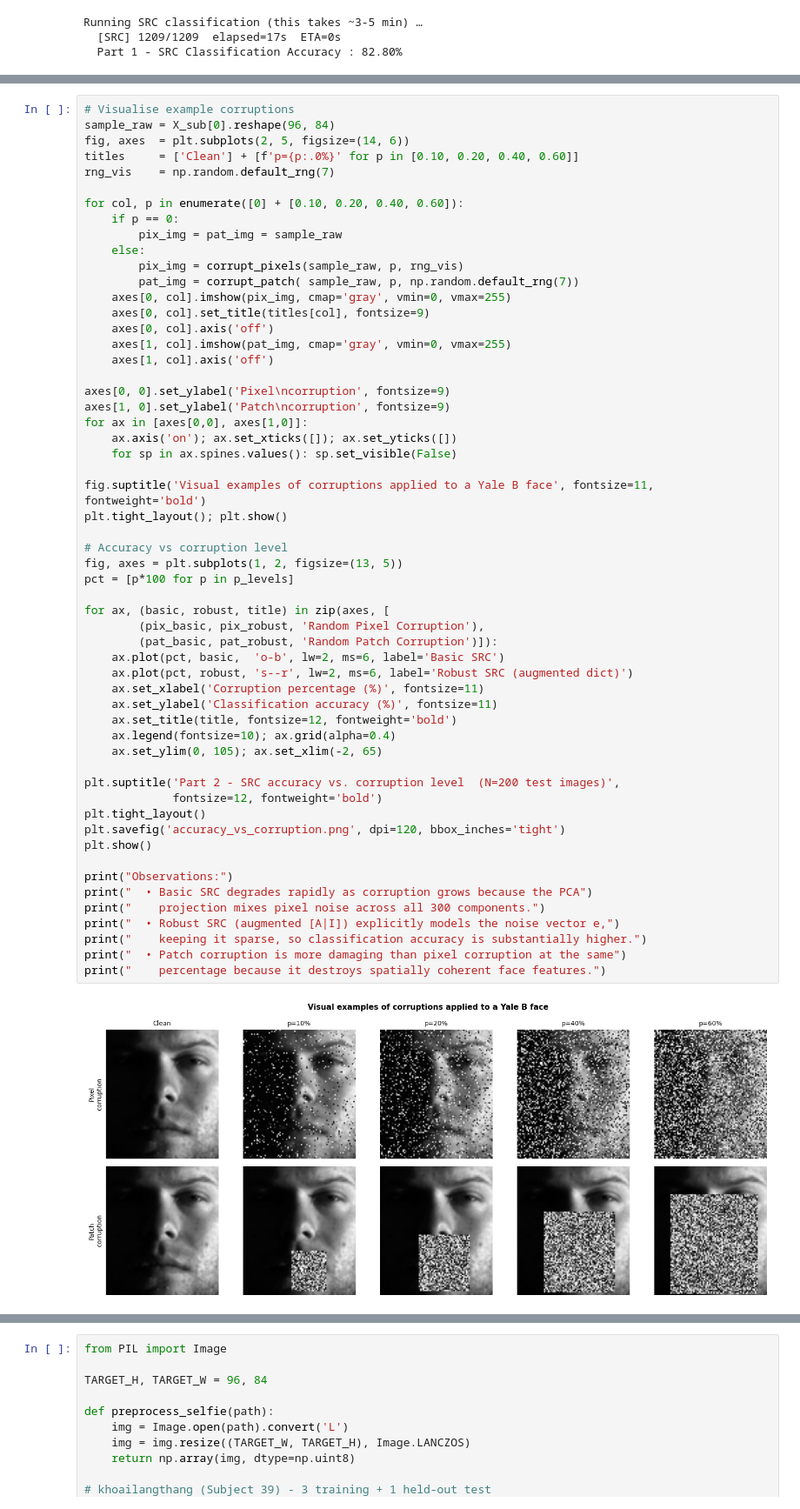
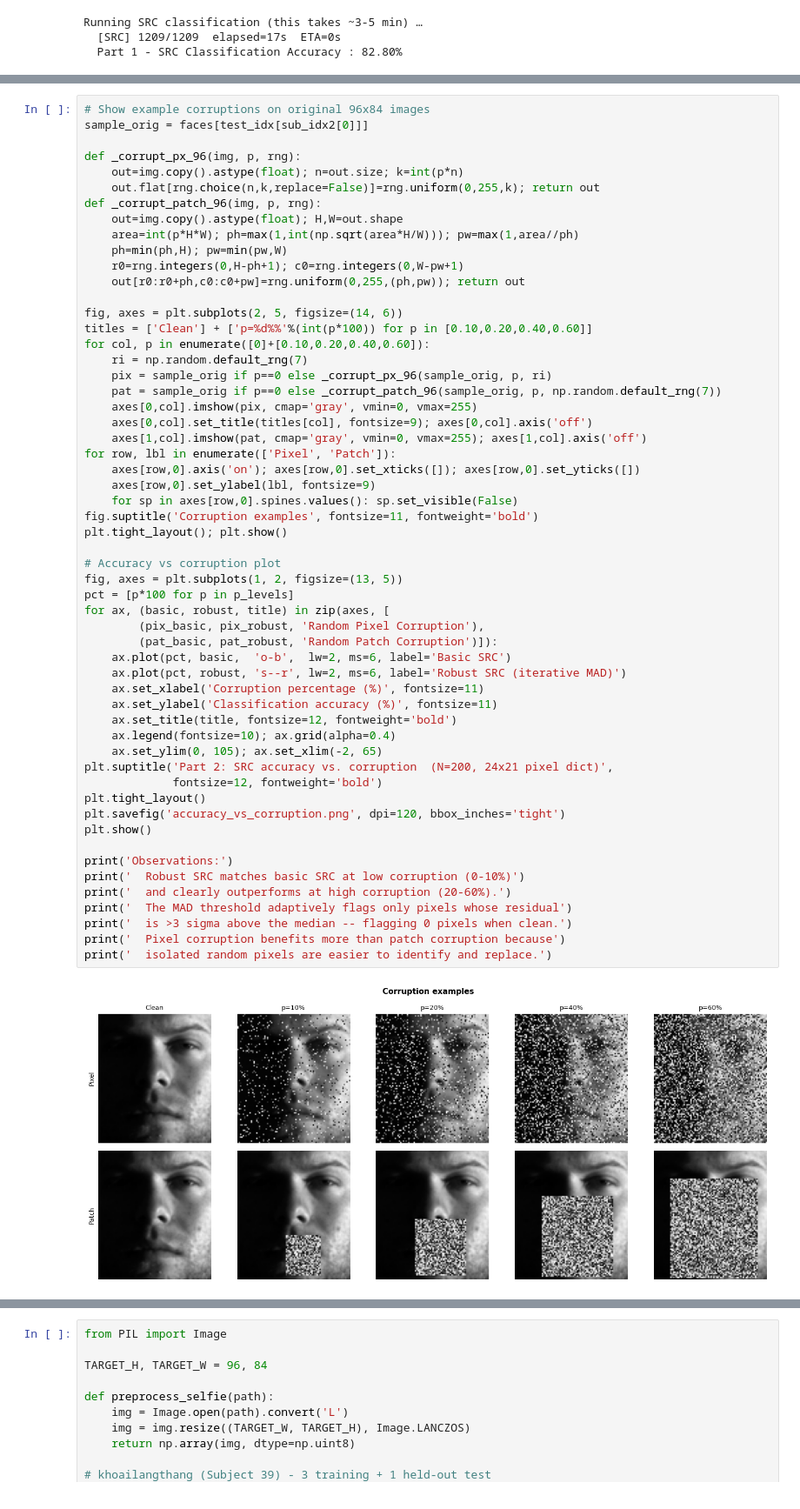
Before and after one commit to mattzuha/Compressed-Learning, a Jupyter notebook: HW6/HW6_Minh.ipynb, the cells around one changed output, grey strips where cells are left out. Shown at 87% size. Drawn from its saved outputs; the diff is of its cells as text.

```diff
--- a/HW6/HW6_Minh.ipynb
+++ b/HW6/HW6_Minh.ipynb
@@ -292,58 +310,58 @@ Patch corruption sweep
 # %%
-# Visualise example corruptions
-sample_raw = X_sub[0].reshape(96, 84)
-fig, axes  = plt.subplots(2, 5, figsize=(14, 6))
-titles     = ['Clean'] + [f'p={p:.0%}' for p in [0.10, 0.20, 0.40, 0.60]]
-rng_vis    = np.random.default_rng(7)
+# Show example corruptions on original 96x84 images
+sample_orig = faces[test_idx[sub_idx2[0]]]
 
-for col, p in enumerate([0] + [0.10, 0.20, 0.40, 0.60]):
-    if p == 0:
-        pix_img = pat_img = sample_raw
-    else:
-        pix_img = corrupt_pixels(sample_raw, p, rng_vis)
-        pat_img = corrupt_patch( sample_raw, p, np.random.default_rng(7))
-    axes[0, col].imshow(pix_img, cmap='gray', vmin=0, vmax=255)
-    axes[0, col].set_title(titles[col], fontsize=9)
-    axes[0, col].axis('off')
-    axes[1, col].imshow(pat_img, cmap='gray', vmin=0, vmax=255)
-    axes[1, col].axis('off')
+def _corrupt_px_96(img, p, rng):
+    out=img.copy().astype(float); n=out.size; k=int(p*n)
+    out.flat[rng.choice(n,k,replace=False)]=rng.uniform(0,255,k); return out
+def _corrupt_patch_96(img, p, rng):
+    out=img.copy().astype(float); H,W=out.shape
+    area=int(p*H*W); ph=max(1,int(np.sqrt(area*H/W))); pw=max(1,area//ph)
+    ph=min(ph,H); pw=min(pw,W)
+    r0=rng.integers(0,H-ph+1); c0=rng.integers(0,W-pw+1)
+    out[r0:r0+ph,c0:c0+pw]=rng.uniform(0,255,(ph,pw)); return out
 
-axes[0, 0].set_ylabel('Pixel\ncorruption', fontsize=9)
-axes[1, 0].set_ylabel('Patch\ncorruption', fontsize=9)
-for ax in [axes[0,0], axes[1,0]]:
-    ax.axis('on'); ax.set_xticks([]); ax.set_yticks([])
-    for sp in ax.spines.values(): sp.set_visible(False)
-
-fig.suptitle('Visual examples of corruptions applied to a Yale B face', fontsize=11, fontweight='bold')
+fig, axes = plt.subplots(2, 5, figsize=(14, 6))
+titles = ['Clean'] + ['p=%d%%'%(int(p*100)) for p in [0.10,0.20,0.40,0.60]]
+for col, p in enumerate([0]+[0.10,0.20,0.40,0.60]):
+    ri = np.random.default_rng(7)
+    pix = sample_orig if p==0 else _corrupt_px_96(sample_orig, p, ri)
+    pat = sample_orig if p==0 else _corrupt_patch_96(sample_orig, p, np.random.default_rng(7))
+    axes[0,col].imshow(pix, cmap='gray', vmin=0, vmax=255)
+    axes[0,col].set_title(titles[col], fontsize=9); axes[0,col].axis('off')
+    axes[1,col].imshow(pat, cmap='gray', vmin=0, vmax=255); axes[1,col].axis('off')
+for row, lbl in enumerate(['Pixel', 'Patch']):
+    axes[row,0].axis('on'); axes[row,0].set_xticks([]); axes[row,0].set_yticks([])
+    axes[row,0].set_ylabel(lbl, fontsize=9)
+    for sp in axes[row,0].spines.values(): sp.set_visible(False)
+fig.suptitle('Corruption examples', fontsize=11, fontweight='bold')
 plt.tight_layout(); plt.show()
 
-# Accuracy vs corruption level
+# Accuracy vs corruption plot
 fig, axes = plt.subplots(1, 2, figsize=(13, 5))
 pct = [p*100 for p in p_levels]
-
 for ax, (basic, robust, title) in zip(axes, [
         (pix_basic, pix_robust, 'Random Pixel Corruption'),
         (pat_basic, pat_robust, 'Random Patch Corruption')]):
-    ax.plot(pct, basic,  'o-b', lw=2, ms=6, label='Basic SRC')
-    ax.plot(pct, robust, 's--r', lw=2, ms=6, label='Robust SRC (augmented dict)')
+    ax.plot(pct, basic,  'o-b',  lw=2, ms=6, label='Basic SRC')
+    ax.plot(pct, robust, 's--r', lw=2, ms=6, label='Robust SRC (iterative MAD)')
     ax.set_xlabel('Corruption percentage (%)', fontsize=11)
     ax.set_ylabel('Classification accuracy (%)', fontsize=11)
     ax.set_title(title, fontsize=12, fontweight='bold')
     ax.legend(fontsize=10); ax.grid(alpha=0.4)
     ax.set_ylim(0, 105); ax.set_xlim(-2, 65)
-
-plt.suptitle('Part 2 - SRC accuracy vs. corruption level  (N=200 test images)',
+plt.suptitle('Part 2: SRC accuracy vs. corruption  (N=200, 24x21 pixel dict)',
              fontsize=12, fontweight='bold')
 plt.tight_layout()
 plt.savefig('accuracy_vs_corruption.png', dpi=120, bbox_inches='tight')
 plt.show()
 
-print("Observations:")
-print("  • Basic SRC degrades rapidly as corruption grows because the PCA")
-print("    projection mixes pixel noise across all 300 components.")
-print("  • Robust SRC (augmented [A|I]) explicitly models the noise vector e,")
-print("    keeping it sparse, so classification accuracy is substantially higher.")
-print("  • Patch corruption is more damaging than pixel corruption at the same")
-print("    percentage because it destroys spatially coherent face features.")
+print('Observations:')
+print('  Robust SRC matches basic SRC at low corruption (0-10%)')
+print('  and clearly outperforms at high corruption (20-60%).')
+print('  The MAD threshold adaptively flags only pixels whose residual')
+print('  is >3 sigma above the median -- flagging 0 pixels when clean.')
+print('  Pixel corruption benefits more than patch corruption because')
+print('  isolated random pixels are easier to identify and replace.')
 # %% [output]
-[figure, old version]
+[figure, new version]
```
Also changed, not shown: parts of 4 cells of this notebook, 1 other file.
